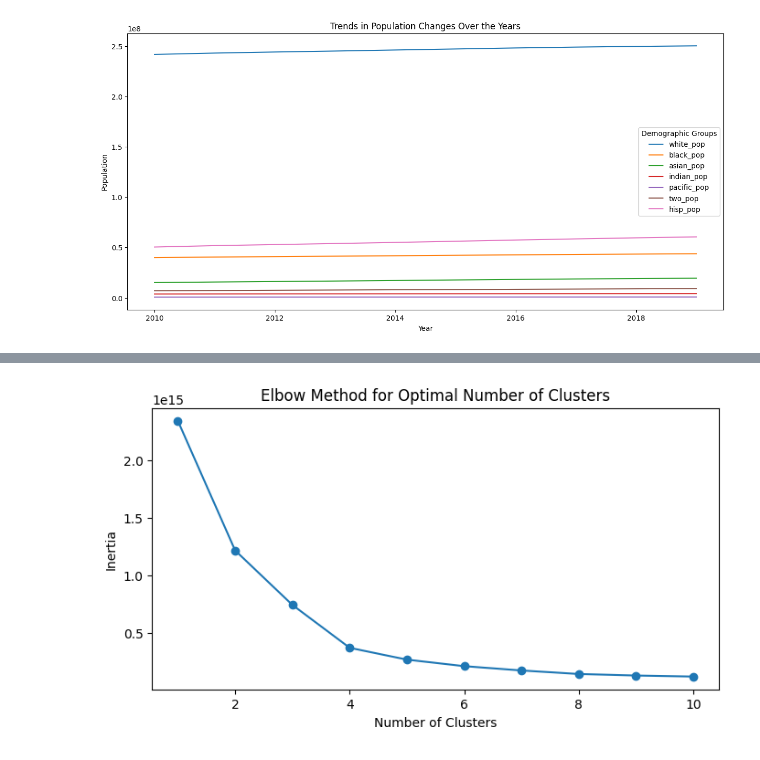
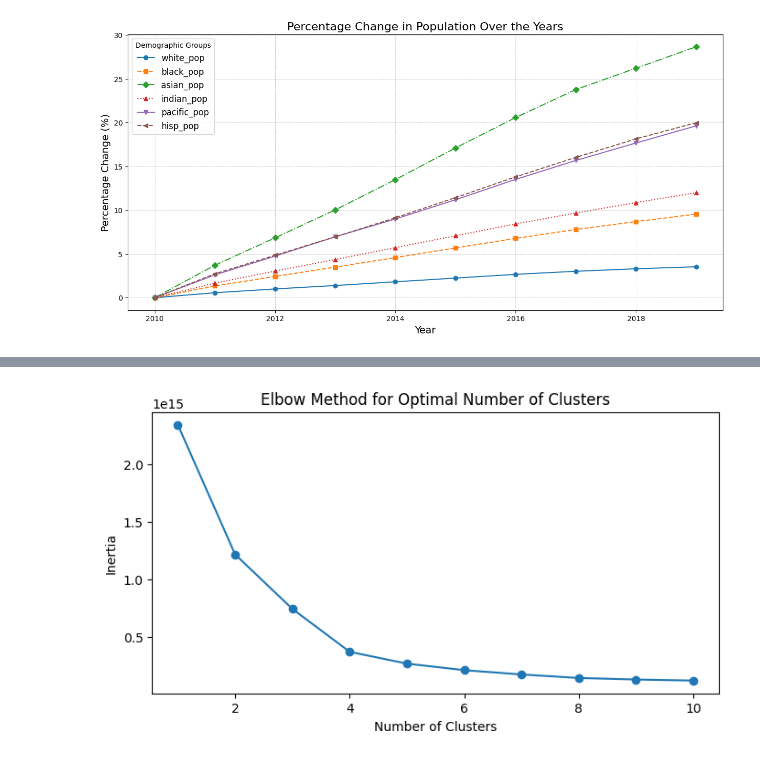
Before and after one commit to HanselSob/county-level-population-by-race-ethnicity, a Jupyter notebook: race-ethnicity-population-python-project/census-pop-notebook.ipynb, the cells around one changed output, grey strips where cells are left out. Drawn from its saved outputs; the diff is of its cells as text; code cells hidden in the pictures.

```diff
--- a/race-ethnicity-population-python-project/census-pop-notebook.ipynb
+++ b/race-ethnicity-population-python-project/census-pop-notebook.ipynb
@@ -12,9 +12,10 @@ from sklearn.cluster import KMeans
 file_path = 'dataset/US_county_census_est_race_eth_2010_2019.csv'
 df = pd.read_csv(file_path)
 # %%
-# Group data by county and include the total population
+# Group data
 state_group = df.groupby('state')[['white_pop', 'black_pop', 'asian_pop', 'indian_pop', 'pacific_pop', 'hisp_pop']].sum()
 county_group = df.groupby('county')[['pop', 'white_pop', 'black_pop', 'asian_pop', 'indian_pop', 'pacific_pop', 'hisp_pop']].sum()
+year_group = df.groupby('year')[['white_pop', 'black_pop', 'asian_pop', 'indian_pop', 'pacific_pop', 'hisp_pop']].sum()
 # %%
 # Distribution of different demographic groups across states
 state_group.plot(kind='bar', stacked=True, figsize=(15, 7))
@@ -46,13 +48,29 @@ plt.show()
 # %%
-# Group data by year and demographic groups
-year_group = df.groupby('year')[['white_pop', 'black_pop', 'asian_pop', 'indian_pop', 'pacific_pop', 'two_pop', 'hisp_pop']].sum()
 
-# Plot trends over the years
-year_group.plot(figsize=(15, 7))
-plt.title('Trends in Population Changes Over the Years')
-plt.xlabel('Year')
-plt.ylabel('Population')
-plt.legend(title='Demographic Groups')
+
+# Calculate the percentage change relative to the first year
+initial_year = year_group.iloc[0]
+year_group_percentage_change = (year_group / initial_year - 1) * 100
+
+# Plot the percentage change trends over the years
+fig, ax = plt.subplots(figsize=(15, 7))
+markers = ['o', 's', 'D', '^', 'v', '<', '>']
+line_styles = ['-', '--', '-.', ':', '-', '--', '-.']
+for i, column in enumerate(year_group_percentage_change.columns):
+    ax.plot(year_group_percentage_change.index, year_group_percentage_change[column], marker=markers[i % len(markers)], linestyle=line_styles[i % len(line_styles)], label=column)
+
+# Add title and labels
+ax.set_title('Percentage Change in Population Over the Years', fontsize=16)
+ax.set_xlabel('Year', fontsize=14)
+ax.set_ylabel('Percentage Change (%)', fontsize=14)
+
+# Add grid
+ax.grid(True, which='both', linestyle='--', linewidth=0.5)
+
+# Add legend
+ax.legend(title='Demographic Groups', fontsize=12)
+
+# Show plot
 plt.show()
 # %% [output]
-[figure, old version]
+[figure, new version]
```
Also changed, not shown: parts of 5 cells of this notebook, 2 other files.
